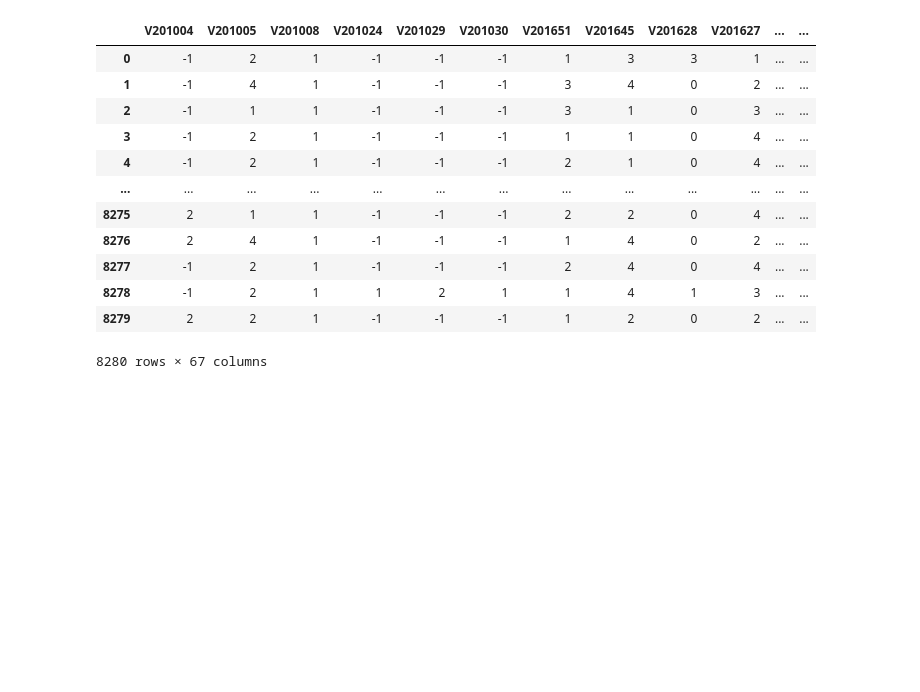
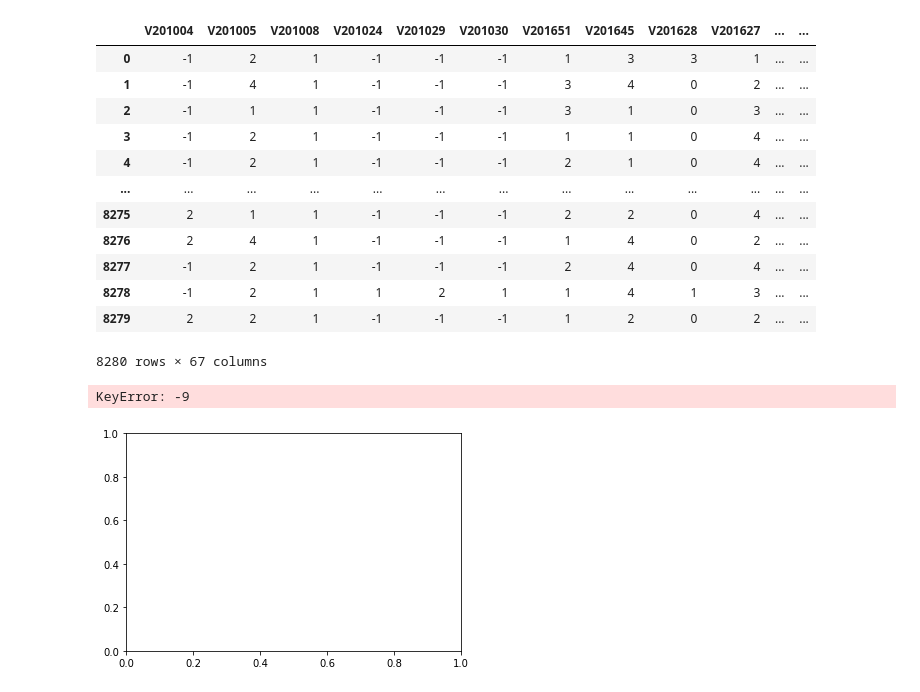
Before and after one commit to jprichmond20/2020ElectionStudy, a Jupyter notebook: 2020 Election Notebook.ipynb, the cells around one changed output. Cells and saved outputs as stored; diff of their text form; code cells hidden in the pictures; blank space fills up the shorter version.

```diff
--- a/2020 Election Notebook.ipynb
+++ b/2020 Election Notebook.ipynb
@@ -115,3 +115,14 @@ df
 8280 rows × 67 columns
 # %%
 df.rename(columns = {V2012004:})
+# %%
+fig, ax = plt.subplots()
+colors = {'-9':'blue', '-8':'red', '-1':'green', '1':'blue', '2':'red', '4':'red', '5':'blue'}
+grouped = df.groupby('V201018')
+for key, group in grouped:
+    group.plot(ax=ax, kind='scatter', x='V201156',
+               y='V201157', label=key, color=colors[key])
+plt.show()
+# %% [output]
+KeyError: -9
+[figure, added]
```
Also changed, not shown: parts of 11 cells of this notebook.
